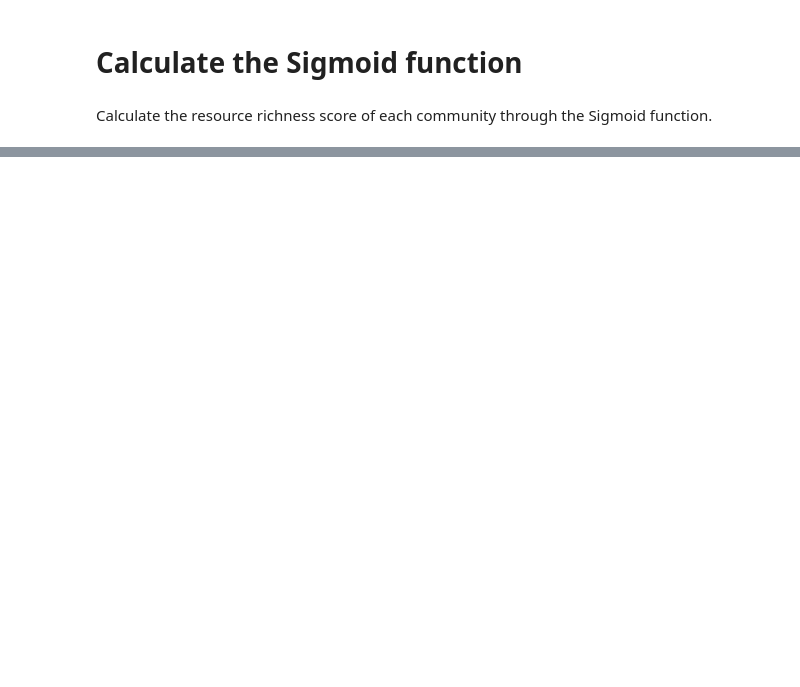
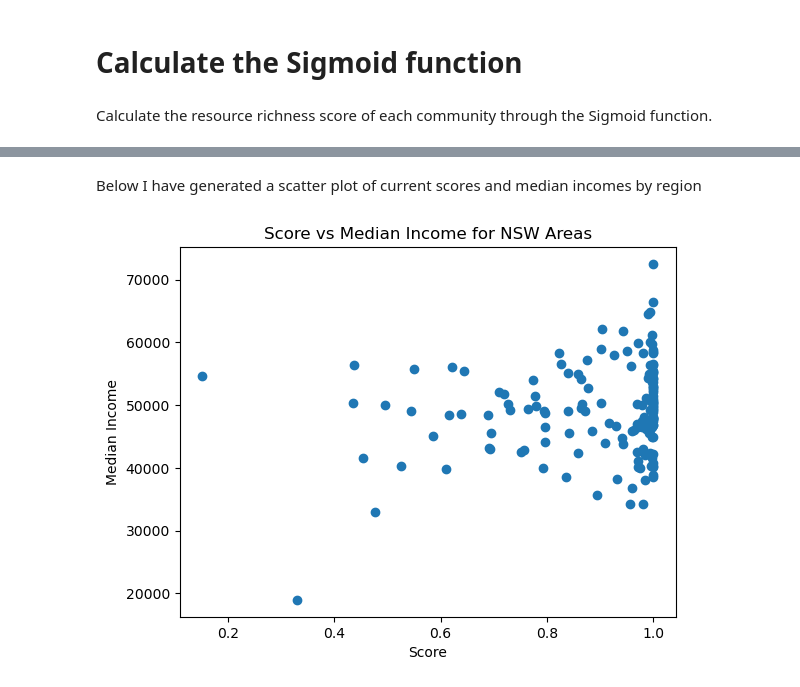
Before and after one commit to JKPegasus/DATA2001-Project, a Jupyter notebook: project/assignment.ipynb, the cells around one changed output, grey strips where cells are left out. Cells and saved outputs as stored; diff of their text form; code cells hidden in the pictures; blank space fills up the shorter version.

```diff
--- a/project/assignment.ipynb
+++ b/project/assignment.ipynb
@@ -385,8 +398,8 @@ FROM selected;
 <sqlalchemy.engine.cursor.LegacyCursorResult at 0x...>
 # %%
 zbusiness = db.execute('''
-SELECT sa2_code, sa2_name, zbusiness
-FROM zbusiness;
+SELECT sa2_code, sa2_name, zbusinesses
+FROM sa2;
 ''')
 
 for row in zbusiness:
@@ -727,0 +843,17 @@ plt.show()
+# %% [markdown]
+Below I have generated a scatter plot of current scores and median incomes by region
+# %%
+cursor = db.execute('''
+SELECT sa2.sa2_name, sa2.score, income.median_income
+FROM sa2
+JOIN income ON sa2.sa2_code = income.sa2_code
+WHERE sa2.sa2_name IN (SELECT sa2_name FROM sa2 WHERE zrest IS NOT NULL);
+''')
+data = pd.DataFrame(cursor.fetchall(), columns=["sa2_name", "score", "median_income"])
+plt.scatter(data["score"], data["median_income"])
+plt.xlabel("Score")
+plt.ylabel("Median Income")
+plt.title("Score vs Median Income for NSW Areas")
+plt.show()
+# %% [output]
+[figure, added]
```
Also changed, not shown: parts of 43 cells of this notebook.
